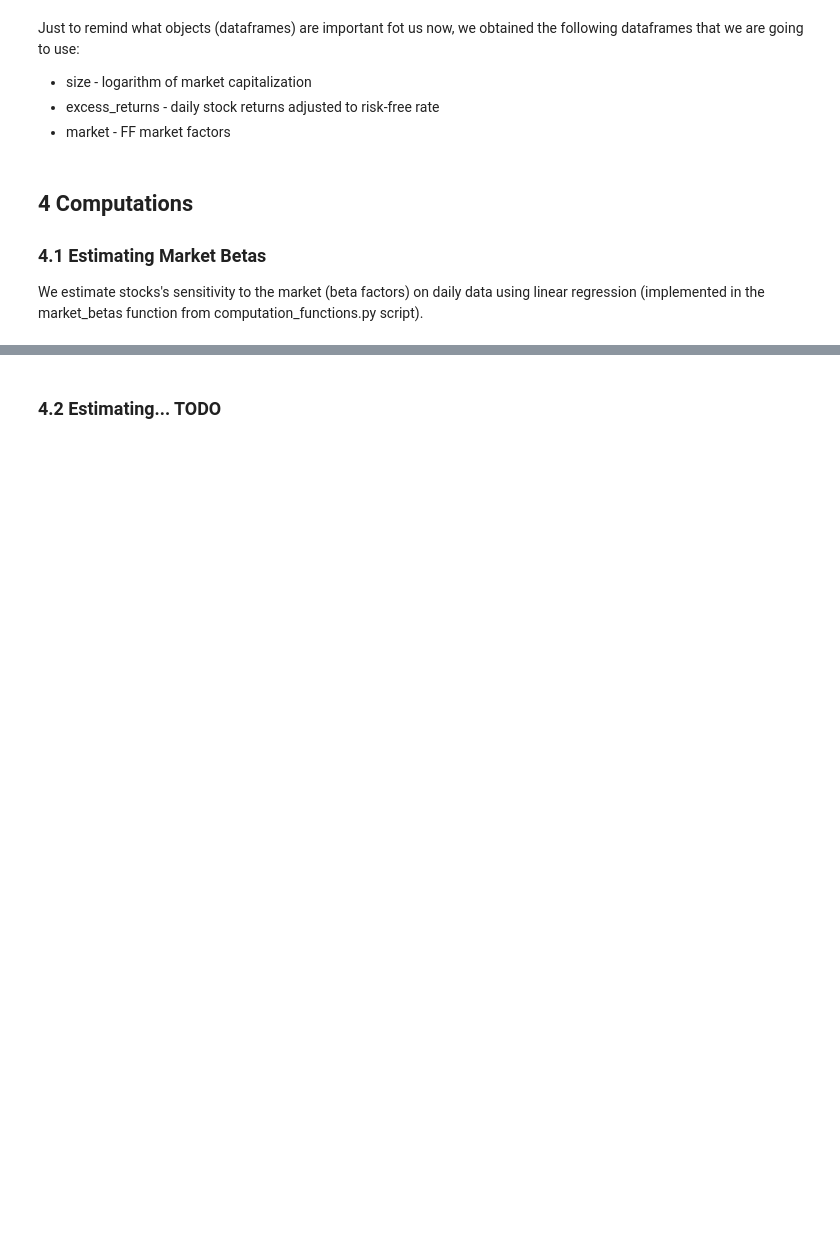
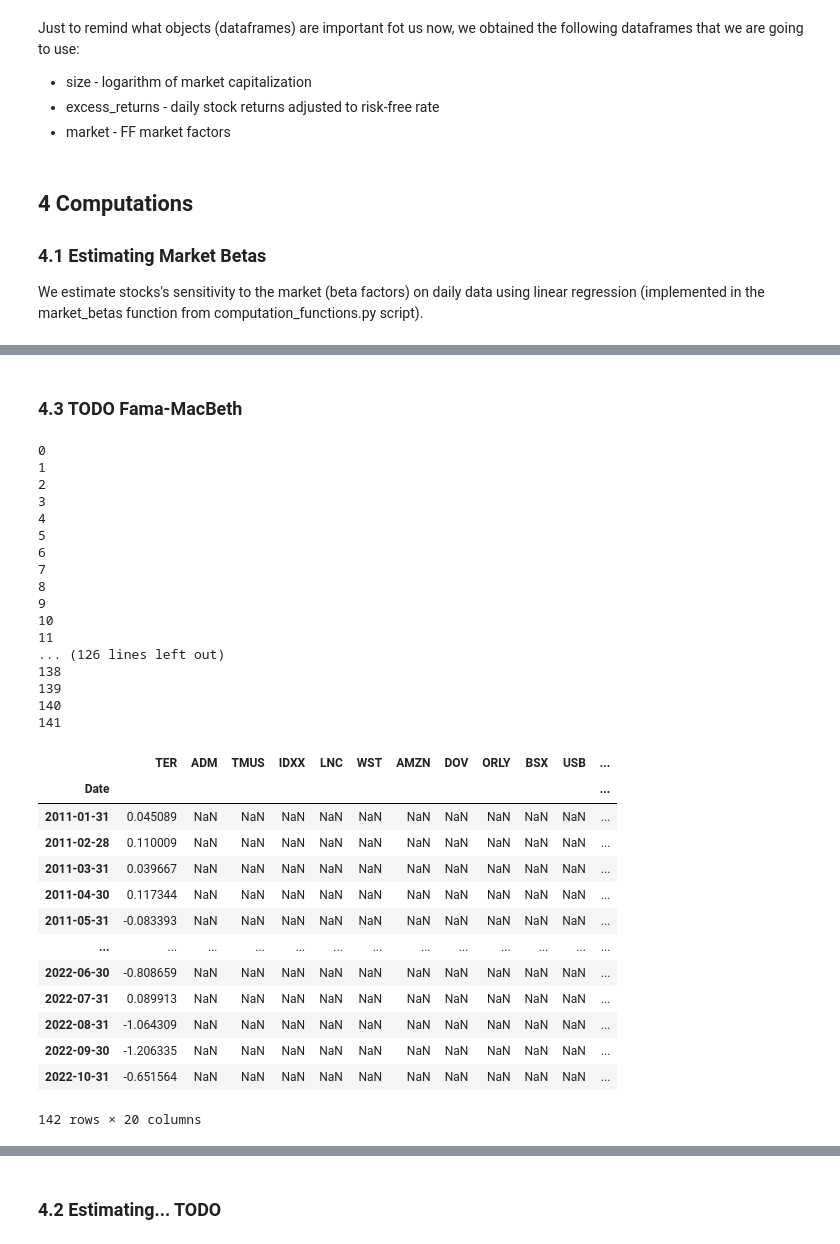
Before and after one commit to tigerbroko/Nova-SBE-Introduction-to-Programming, a Jupyter notebook: Intro-to-Programming-Project.ipynb, the cells around one changed output, grey strips where cells are left out. Saved outputs shown, nothing was run; the diff lists cells and outputs as text; code cells hidden in the pictures; blank space fills up the shorter version.

Commit message:
gammas

```diff
--- a/Intro-to-Programming-Project.ipynb
+++ b/Intro-to-Programming-Project.ipynb
@@ -266,0 +251,70 @@ monthly_betas = sp.daily_to_monthly(betas)
+# %%
+# firstly restricting to same time range, since to compute betas, we needed to give up of some data
+size = size.iloc[253:, :]
+excess_returns = excess_returns.iloc[253:, :]
+market = market.iloc[253:, :]
+reversal = reversal.iloc[253:, :]
+# %%
+# to monthly
+monthly_size = sp.daily_to_monthly(size)
+monthly_returns = sp.daily_to_monthly(excess_returns)
+monthly_market = sp.daily_to_monthly(market)
+monthly_reversal = sp.daily_to_monthly(reversal)
+monthly_betas = sp.daily_to_monthly(betas)
+# %% [markdown]
+### 4.3 TODO Fama-MacBeth
+# %%
+monthly_returns_index = monthly_returns.index.copy() # saving the index
+
+monthly_returns.reset_index(inplace=True)
+monthly_betas.reset_index(inplace=True)
+monthly_returns.drop(['Date'], axis=1, inplace=True)
+monthly_betas.drop(['Date'], axis=1, inplace=True)
+
+gammas = monthly_returns.copy()
+gammas.loc[:] = np.nan
+
+for row in range(len(monthly_returns.index)):
+    print(row)
+    y = monthly_returns.iloc[row, :].values.reshape(-1, 1)
+    x = monthly_betas.iloc[row, :].values.reshape(-1, 1)
+    model = LinearRegression(fit_intercept=False).fit(x, y)
+    gammas.iloc[row, 0] = model.coef_
+
+gammas.set_index(monthly_returns_index, inplace=True)
+monthly_returns.set_index(monthly_returns_index, inplace=True)
+monthly_betas.set_index(monthly_returns_index, inplace=True)
+
+gammas
+# %% [output]
+0
+1
+2
+3
+4
+5
+6
+7
+8
+9
+10
+11
+... (126 lines left out)
+138
+139
+140
+141
+|  | TER | ADM | TMUS | IDXX | LNC | WST | AMZN | DOV | ORLY | BSX | USB | ... |
+| Date |  |  |  |  |  |  |  |  |  |  |  | ... |
+| 2011-01-31 | 0.045089 | NaN | NaN | NaN | NaN | NaN | NaN | NaN | NaN | NaN | NaN | ... |
+| 2011-02-28 | 0.110009 | NaN | NaN | NaN | NaN | NaN | NaN | NaN | NaN | NaN | NaN | ... |
+| 2011-03-31 | 0.039667 | NaN | NaN | NaN | NaN | NaN | NaN | NaN | NaN | NaN | NaN | ... |
+| 2011-04-30 | 0.117344 | NaN | NaN | NaN | NaN | NaN | NaN | NaN | NaN | NaN | NaN | ... |
+| 2011-05-31 | -0.083393 | NaN | NaN | NaN | NaN | NaN | NaN | NaN | NaN | NaN | NaN | ... |
+| ... | ... | ... | ... | ... | ... | ... | ... | ... | ... | ... | ... | ... |
+| 2022-06-30 | -0.808659 | NaN | NaN | NaN | NaN | NaN | NaN | NaN | NaN | NaN | NaN | ... |
+| 2022-07-31 | 0.089913 | NaN | NaN | NaN | NaN | NaN | NaN | NaN | NaN | NaN | NaN | ... |
+| 2022-08-31 | -1.064309 | NaN | NaN | NaN | NaN | NaN | NaN | NaN | NaN | NaN | NaN | ... |
+| 2022-09-30 | -1.206335 | NaN | NaN | NaN | NaN | NaN | NaN | NaN | NaN | NaN | NaN | ... |
+| 2022-10-31 | -0.651564 | NaN | NaN | NaN | NaN | NaN | NaN | NaN | NaN | NaN | NaN | ... |
+142 rows × 20 columns
```
Also changed, not shown: parts of 13 cells of this notebook, 21 other files.
